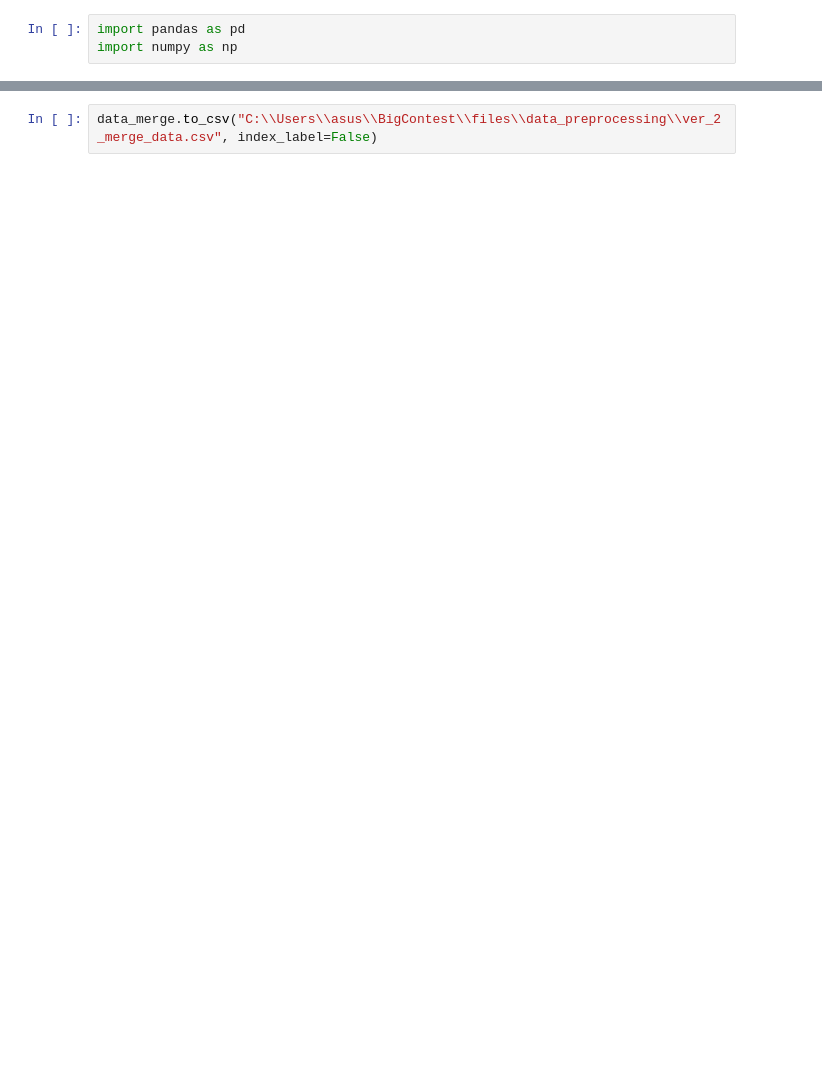
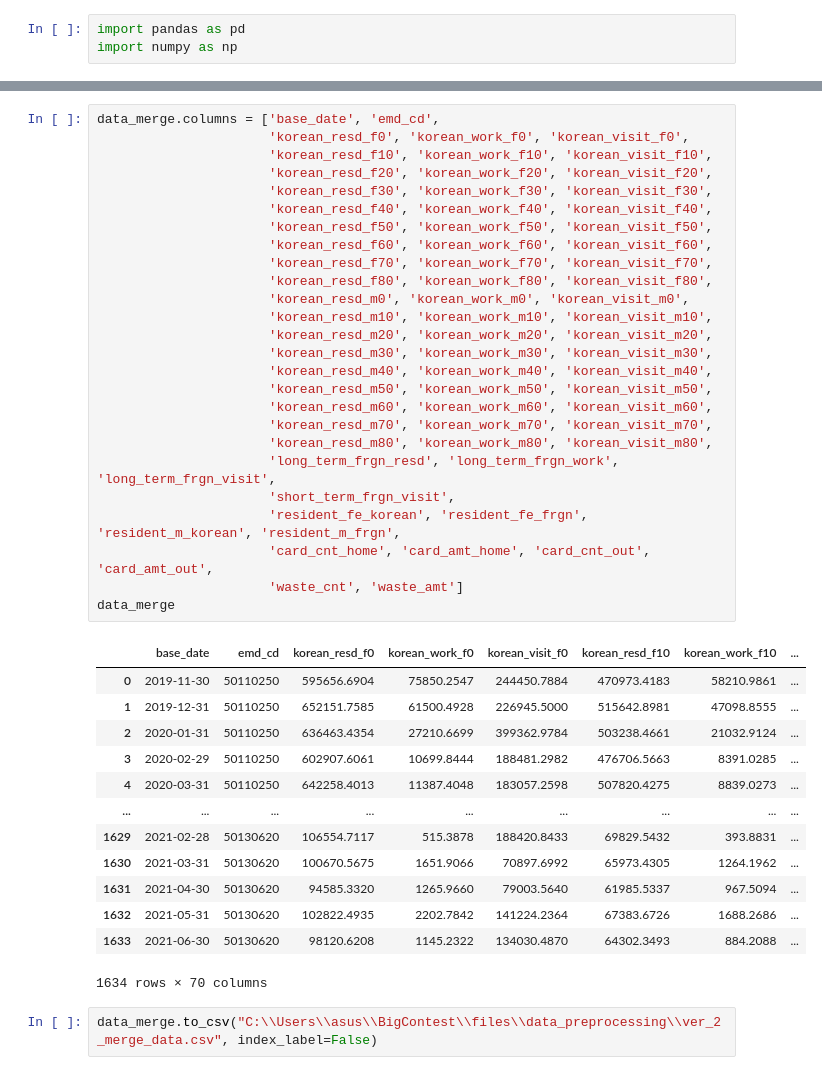
Before and after one commit to CUAI-CAU/BigContest_ECOtamra, a Jupyter notebook: code/preprocessing/merge_data_ver_2.ipynb, the cells around one changed output, grey strips where cells are left out. Drawn from its saved outputs; the diff is of its cells as text; blank space fills up the shorter version.

```diff
--- a/code/preprocessing/merge_data_ver_2.ipynb
+++ b/code/preprocessing/merge_data_ver_2.ipynb
@@ -50,2 +71,42 @@ data_merge
+# %%
+data_merge.columns = ['base_date', 'emd_cd',
+                      'korean_resd_f0', 'korean_work_f0', 'korean_visit_f0',
+                      'korean_resd_f10', 'korean_work_f10', 'korean_visit_f10',
+                      'korean_resd_f20', 'korean_work_f20', 'korean_visit_f20',
+                      'korean_resd_f30', 'korean_work_f30', 'korean_visit_f30',
+                      'korean_resd_f40', 'korean_work_f40', 'korean_visit_f40',
+                      'korean_resd_f50', 'korean_work_f50', 'korean_visit_f50',
+                      'korean_resd_f60', 'korean_work_f60', 'korean_visit_f60',
+                      'korean_resd_f70', 'korean_work_f70', 'korean_visit_f70',
+                      'korean_resd_f80', 'korean_work_f80', 'korean_visit_f80',
+                      'korean_resd_m0', 'korean_work_m0', 'korean_visit_m0',
+                      'korean_resd_m10', 'korean_work_m10', 'korean_visit_m10',
+                      'korean_resd_m20', 'korean_work_m20', 'korean_visit_m20',
+                      'korean_resd_m30', 'korean_work_m30', 'korean_visit_m30',
+                      'korean_resd_m40', 'korean_work_m40', 'korean_visit_m40',
+                      'korean_resd_m50', 'korean_work_m50', 'korean_visit_m50',
+                      'korean_resd_m60', 'korean_work_m60', 'korean_visit_m60',
+                      'korean_resd_m70', 'korean_work_m70', 'korean_visit_m70',
+                      'korean_resd_m80', 'korean_work_m80', 'korean_visit_m80',
+                      'long_term_frgn_resd', 'long_term_frgn_work', 'long_term_frgn_visit',
+                      'short_term_frgn_visit',
+                      'resident_fe_korean', 'resident_fe_frgn', 'resident_m_korean', 'resident_m_frgn',
+                      'card_cnt_home', 'card_amt_home', 'card_cnt_out', 'card_amt_out',
+                      'waste_cnt', 'waste_amt']
+data_merge
+# %% [output]
+|  | base_date | emd_cd | korean_resd_f0 | korean_work_f0 | korean_visit_f0 | korean_resd_f10 | korean_work_f10 | ... |
+| 0 | 2019-11-30 | 50110250 | 595656.6904 | 75850.2547 | 244450.7884 | 470973.4183 | 58210.9861 | ... |
+| 1 | 2019-12-31 | 50110250 | 652151.7585 | 61500.4928 | 226945.5000 | 515642.8981 | 47098.8555 | ... |
+| 2 | 2020-01-31 | 50110250 | 636463.4354 | 27210.6699 | 399362.9784 | 503238.4661 | 21032.9124 | ... |
+| 3 | 2020-02-29 | 50110250 | 602907.6061 | 10699.8444 | 188481.2982 | 476706.5663 | 8391.0285 | ... |
+| 4 | 2020-03-31 | 50110250 | 642258.4013 | 11387.4048 | 183057.2598 | 507820.4275 | 8839.0273 | ... |
+| ... | ... | ... | ... | ... | ... | ... | ... | ... |
+| 1629 | 2021-02-28 | 50130620 | 106554.7117 | 515.3878 | 188420.8433 | 69829.5432 | 393.8831 | ... |
+| 1630 | 2021-03-31 | 50130620 | 100670.5675 | 1651.9066 | 70897.6992 | 65973.4305 | 1264.1962 | ... |
+| 1631 | 2021-04-30 | 50130620 | 94585.3320 | 1265.9660 | 79003.5640 | 61985.5337 | 967.5094 | ... |
+| 1632 | 2021-05-31 | 50130620 | 102822.4935 | 2202.7842 | 141224.2364 | 67383.6726 | 1688.2686 | ... |
+| 1633 | 2021-06-30 | 50130620 | 98120.6208 | 1145.2322 | 134030.4870 | 64302.3493 | 884.2088 | ... |
+1634 rows × 70 columns
 # %%
 data_merge.to_csv("C:\\Users\\asus\\BigContest\\files\\data_preprocessing\\ver_2_merge_data.csv", index_label=False)
```
Also changed, not shown: parts of 6 cells of this notebook.
